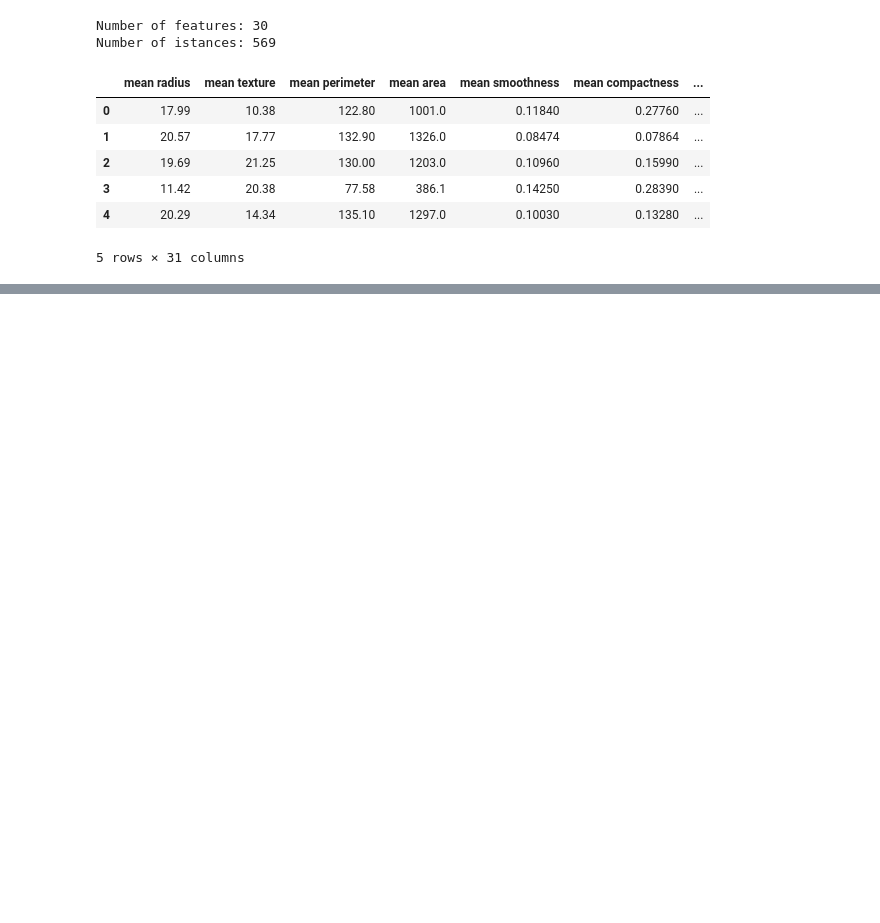
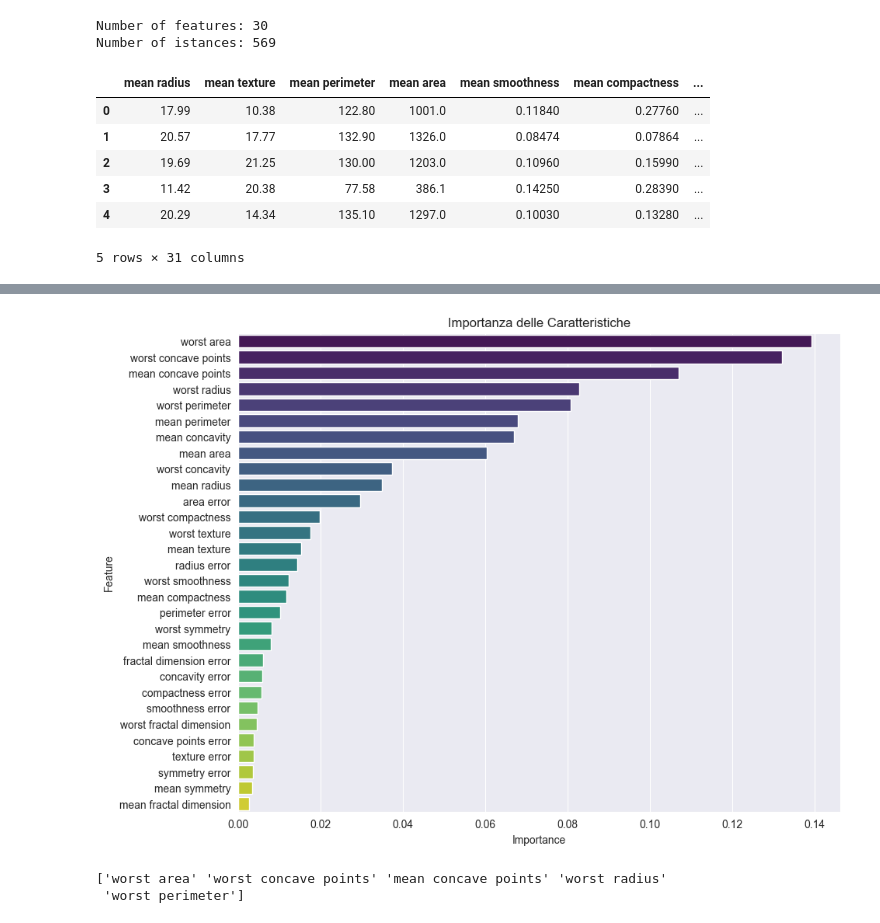
Before and after one commit to Code-Dani/Architetture-dati_Machine-learning-use-case, a Jupyter notebook: notebook.ipynb, the cells around one changed output, grey strips where cells are left out. Drawn from its saved outputs; the diff is of its cells as text; code cells hidden in the pictures; blank space fills up the shorter version.

```diff
--- a/notebook.ipynb
+++ b/notebook.ipynb
@@ -100,0 +164,28 @@ df = introduce_outliers(df , 0.05)
+# %%
+# Dividere i dati in caratteristiche (X) e target (y)
+X = df.drop(columns=['target'])
+y = df['target']
+
+# Addestrare un modello di RandomForest
+model = RandomForestClassifier(random_state=42)
+model.fit(X, y)
+
+# Ottenere l'importanza delle caratteristiche
+importances = model.feature_importances_
+feature_importance_df = pd.DataFrame({'Feature': data.feature_names, 'Importance': importances})
+feature_importance_df = feature_importance_df.sort_values(by='Importance', ascending=False)
+
+# Visualizzare l'importanza delle caratteristiche
+plt.figure(figsize=(10, 8))
+sns.barplot(x='Importance', y='Feature', data=feature_importance_df, palette='viridis', hue='Feature', dodge=False, legend=False)
+plt.title('Importanza delle Caratteristiche')
+plt.show()
+# %% [output]
+[figure, added]
+# %%
+#Creo una lista con le prime 5 feature più importanti
+topFeaturesByImportance = feature_importance_df[:5]['Feature'].values
+print(topFeaturesByImportance)
+# %% [output]
+['worst area' 'worst concave points' 'mean concave points' 'worst radius'
+ 'worst perimeter']
```
Also changed, not shown: parts of 22 cells of this notebook.
